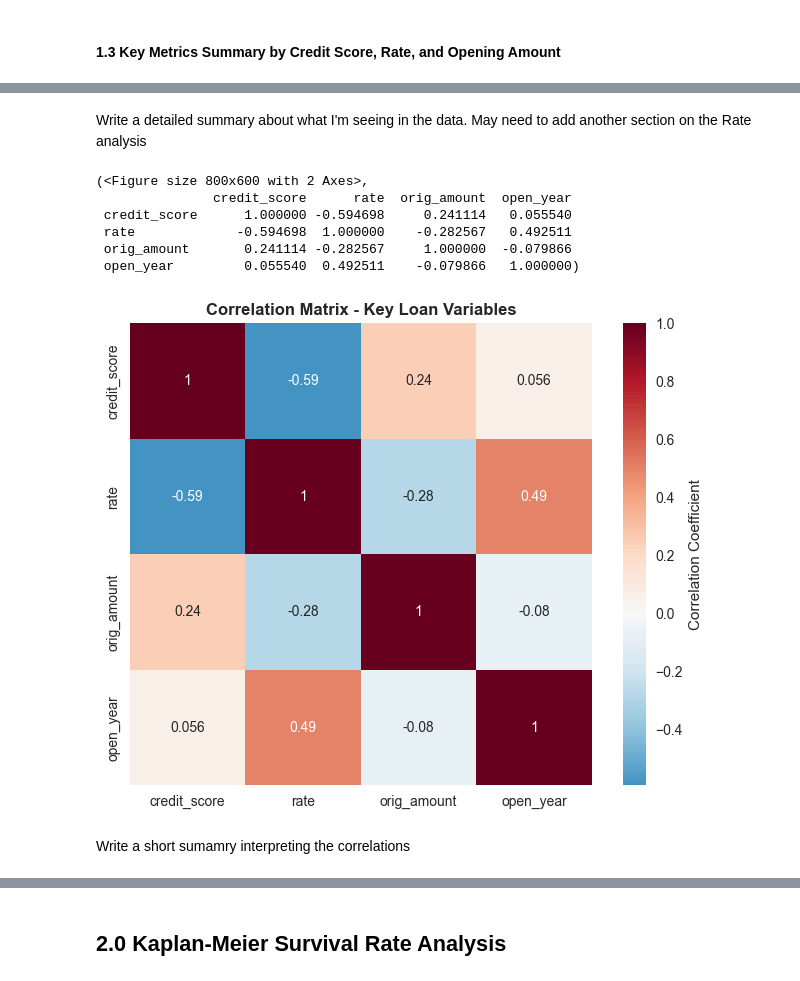
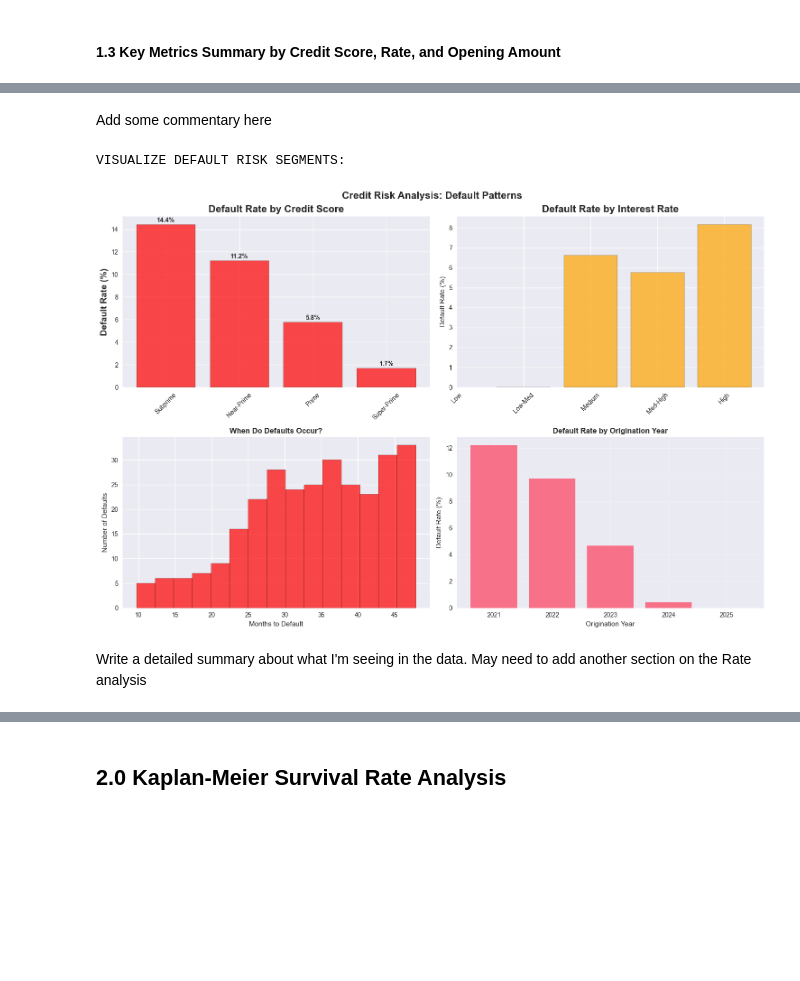
Before and after one commit to imoore99/SURVIVAL_RATE_ANALYSIS, a Jupyter notebook: SURVIVAL_RATE_ANALYSIS.ipynb, the cells around one changed output, grey strips where cells are left out. Drawn from its saved outputs; the diff is of its cells as text; code cells hidden in the pictures; blank space fills up the shorter version.

```diff
--- a/SURVIVAL_RATE_ANALYSIS.ipynb
+++ b/SURVIVAL_RATE_ANALYSIS.ipynb
@@ -505,2 +780,12 @@ plt.show()
+# %% [markdown]
+Add some commentary here
+# %%
+print("\033[1mVISUALIZE DEFAULT RISK SEGMENTS:\033[0m")
+# %% [output]
+VISUALIZE DEFAULT RISK SEGMENTS:
+# %%
+default_rate_analysis(loan_data)
+# %% [output]
+[figure, added]
 # %% [markdown]
 Write a detailed summary about what I'm seeing in the data. May need to add another section on the Rate analysis
@@ -509,12 +791,0 @@ Write a detailed summary about what I'm seeing in the data. May need to add anot
-# %%
-correlation_analysis(loan_data)
-# %% [output]
-(<Figure size 800x600 with 2 Axes>,
-               credit_score      rate  orig_amount  open_year
- credit_score      1.000000 -0.594698     0.241114   0.055540
- rate             -0.594698  1.000000    -0.282567   0.492511
- orig_amount       0.241114 -0.282567     1.000000  -0.079866
- open_year         0.055540  0.492511    -0.079866   1.000000)
-[figure, removed]
-# %% [markdown]
-Write a short sumamry interpreting the correlations
```
Also changed, not shown: parts of 70 cells of this notebook, 1 other file.
